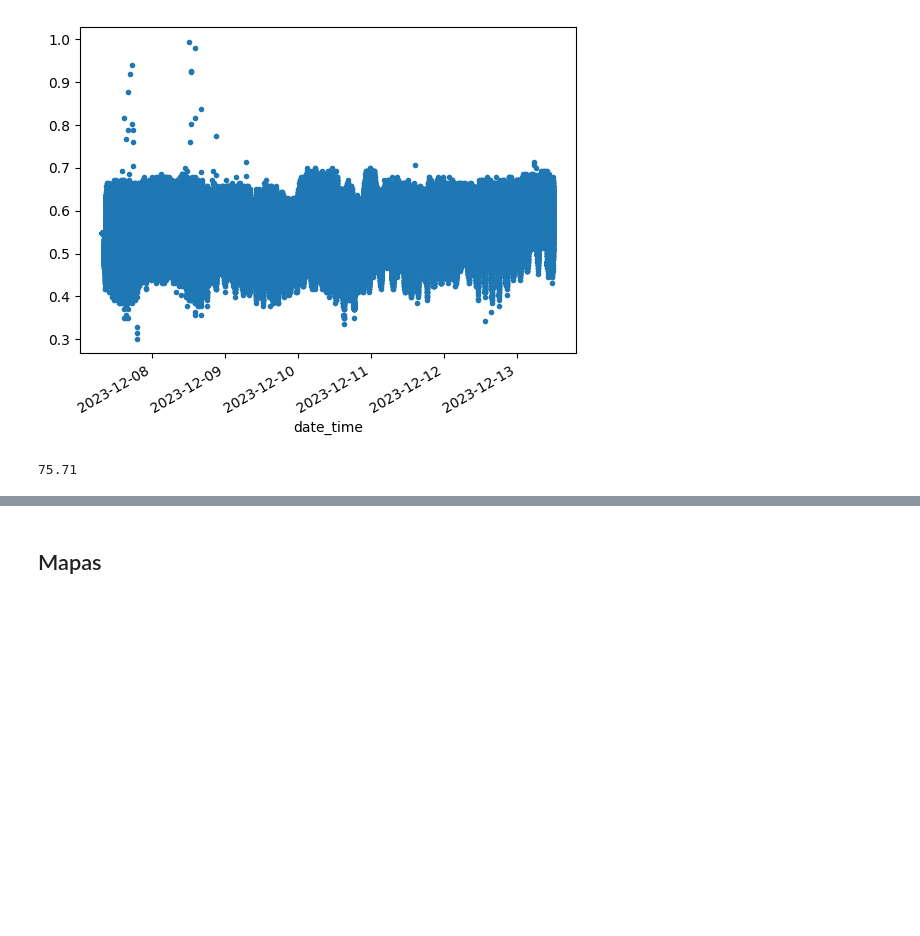
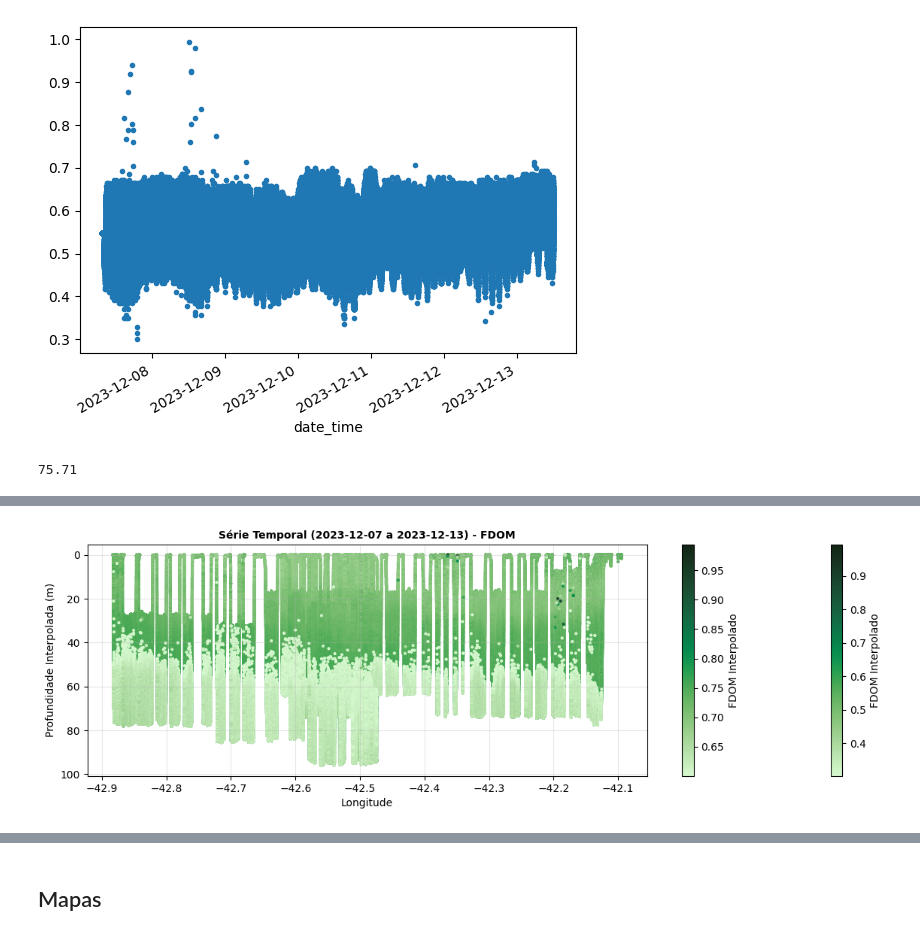
Before and after one commit to PNBOIA-Brasil/glider, a Jupyter notebook: notebooks/plots.ipynb, the cells around one changed output, grey strips where cells are left out. Cells and saved outputs as stored; diff of their text form; code cells hidden in the pictures; blank space fills up the shorter version.

```diff
--- a/notebooks/plots.ipynb
+++ b/notebooks/plots.ipynb
@@ -16,11 +16,11 @@ from dash.dependencies import Input, Output
 import plotly.express as px
 import plotly.graph_objects as go
 # %%
-data = pd.read_csv("data_interp_big.csv")
+data = pd.read_csv("/home/thiagocaminha/PNBOIA/glider/data_tests/ressurgencia/data_interp_big.csv")
 data["date_time"] = pd.to_datetime(data["date_time"])
 data = data.set_index("date_time")
 
-bath = xr.open_dataset("gebco_2023_n-22.5_s-23.42_w-43.35_e-41.82.nc")
+bath = xr.open_dataset("/home/thiagocaminha/PNBOIA/glider/data_tests/ressurgencia/gebco_2023_n-22.5_s-23.42_w-43.35_e-41.82.nc")
 # %% [markdown]
 ## Diagrama TS
 # %%
@@ -276,0 +293,21 @@ data["sci_seaowl_fdom_scaled_interp"]
+# %%
+fig, ax = plt.subplots(figsize=(15,4))
+data["FDOM Interpolado"] = data.loc[data["sci_seaowl_fdom_scaled_interp"]<1,"sci_seaowl_fdom_scaled_interp"]
+data.reset_index().plot.scatter(x="m_lon_interp", y="m_depth_interp", c="FDOM Interpolado", s=4, ax=ax,
+                                        cmap=cmocean.cm.algae)
+
+
+data.reset_index().where(data.reset_index()["FDOM Interpolado"]>0.6).plot.scatter(x="m_lon_interp", y="m_depth_interp", c="FDOM Interpolado", s=4, ax=ax,
+                                        cmap=cmocean.cm.algae)
+
+ax.invert_yaxis()
+
+ax.set_title("Série Temporal (2023-12-07 a 2023-12-13) - FDOM", weight="bold", fontsize=10)
+ax.set_ylabel("Profundidade Interpolada (m)")
+ax.set_xlabel("Longitude")
+
+ax.grid(alpha=0.3)
+
+# plt.savefig("depth_lon_chla.tiff", dpi=600)
+# %% [output]
+[figure, added]
```
Also changed, not shown: parts of 2 cells of this notebook.
